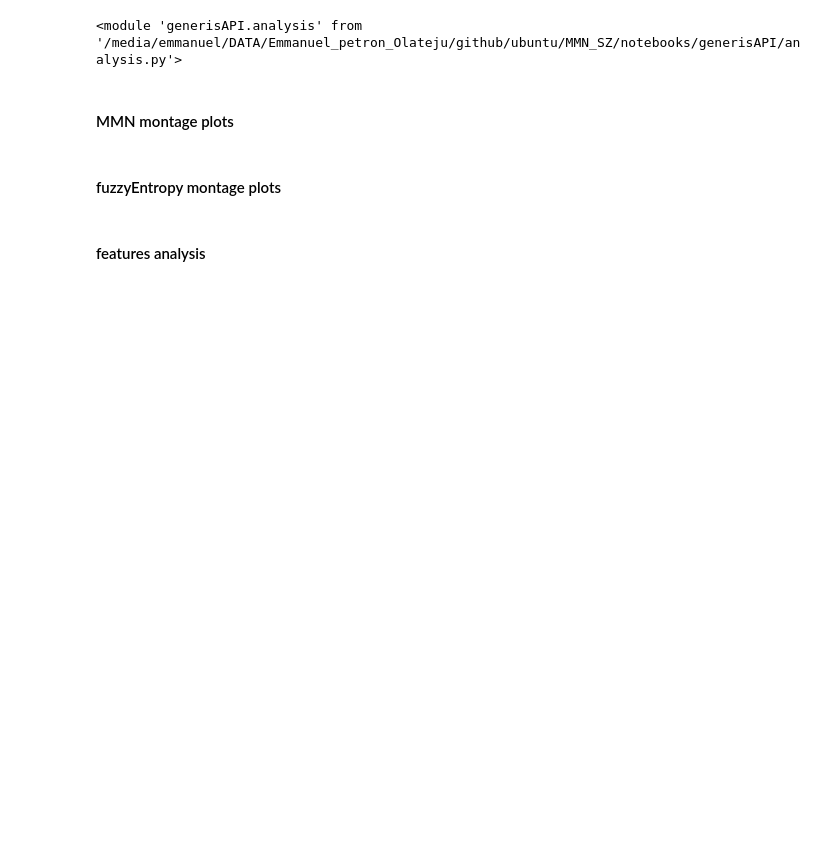
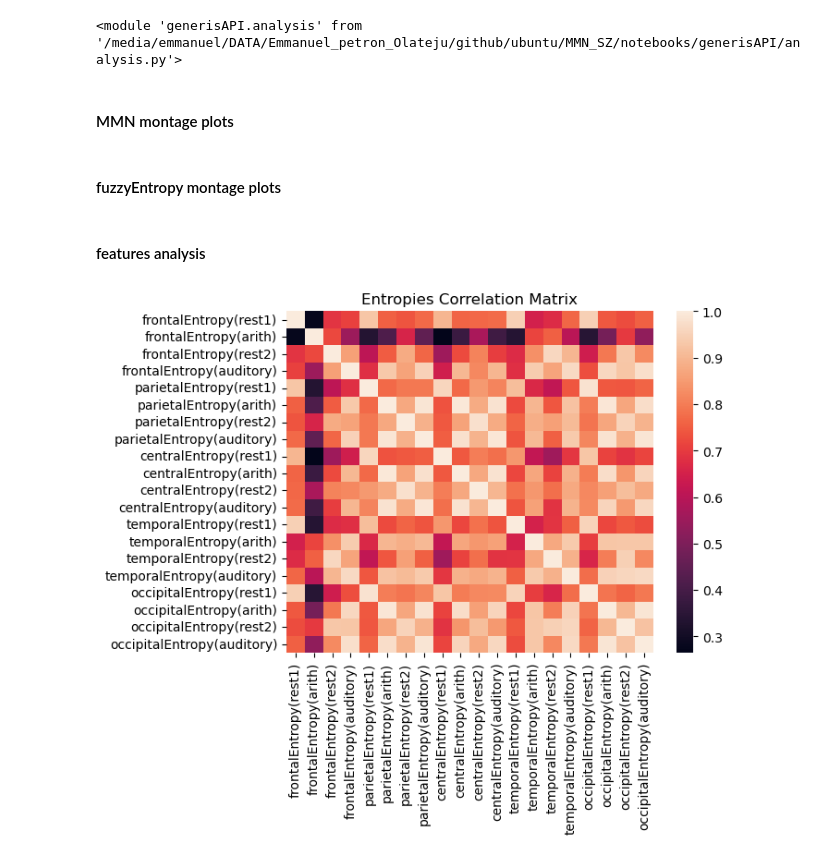
Before and after one commit to victorian177/MMN_SZ, a Jupyter notebook: notebooks/analysis.ipynb, the cells around one changed output. Saved outputs shown, nothing was run; the diff lists cells and outputs as text; code cells hidden in the pictures; blank space fills up the shorter version.

Commit message:
analysis
correlation of entropies, and mmn features checked

gaussian noise augmented entrpyhub library still in use

```diff
--- a/notebooks/analysis.ipynb
+++ b/notebooks/analysis.ipynb
@@ -208,3 +208,11 @@ mmnAnalyser.compareMMNdevaintsFrame(X_mmn_1k,X_mmn_3k,features['category'],1,'An
 mmnAnalyser.compareMMNdevaintsFrame(X_mmn_1k,X_mmn_3k,features['category'],2,'Analysing MMN deviant tone MMN value for 200-300ms','../data_analysis_results/MMN/features/deviant_tone_2.png')
 mmnAnalyser.compareMMNdevaintsFrame(X_mmn_1k,X_mmn_3k,features['category'],3,'Analysing MMN deviant tone MMN value for 300-400ms','../data_analysis_results/MMN/features/deviant_tone_3.png')
 mmnAnalyser.compareMMNdevaintsFrame(X_mmn_1k,X_mmn_3k,features['category'],4,'Analysing MMN deviant tone MMN value for 400-450ms','../data_analysis_results/MMN/features/deviant_tone_4.png')
+# %%
+entropies_corr = X_entropies.corr()
+# %%
+sns.heatmap(data=entropies_corr)
+plt.title('Entropies Correlation Matrix')
+plt.savefig('../data_analysis_results/FuzzEnt/entropies_corr_mat.png',format='png')
+# %% [output]
+[figure, added]
```
Also changed, not shown: parts of 2 cells of this notebook, 10 other files.
